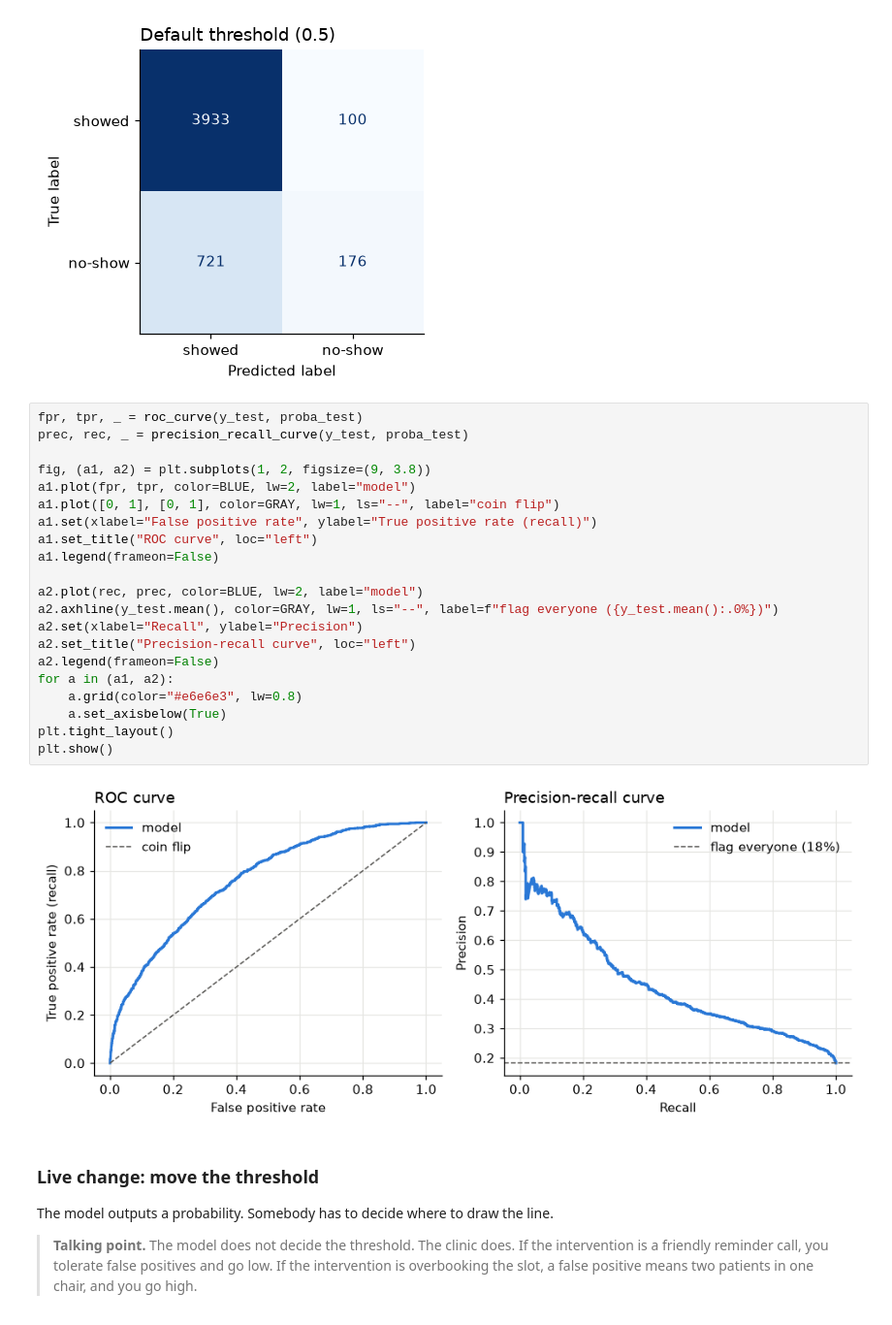
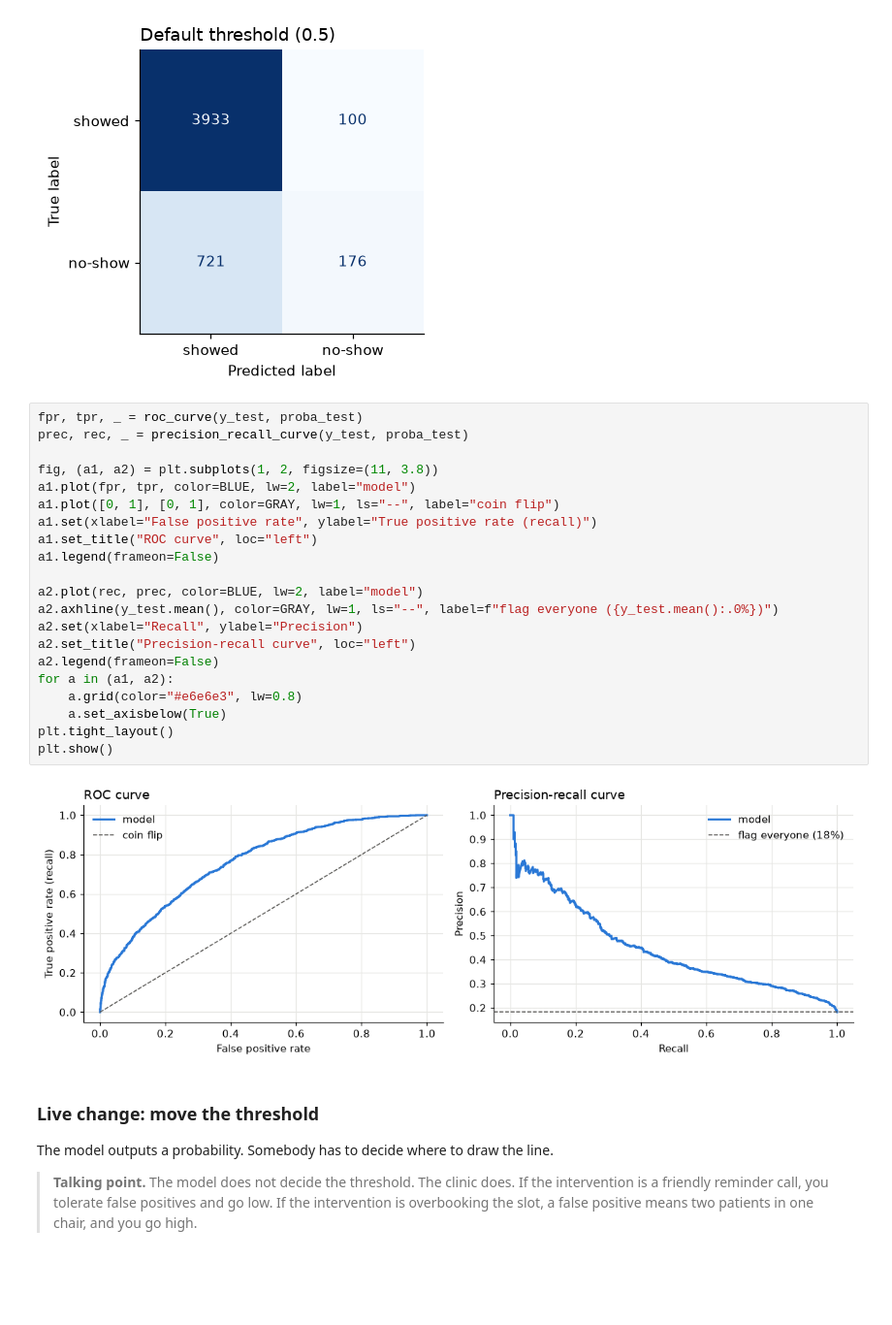
Before and after one commit to andyogah/no-show-ml-demo, a Jupyter notebook: notebooks/backup/no_show_classic_ml_prerun.ipynb, the cells around one changed output. Shown at 97% size. Cells and saved outputs as stored; diff of their text form; blank space fills up the shorter version.

Commit message:
Standardise figure widths: one display width for Part 1, 7in/11in for Part 2 plots

```diff
--- a/notebooks/backup/no_show_classic_ml_prerun.ipynb
+++ b/notebooks/backup/no_show_classic_ml_prerun.ipynb
@@ -636,26 +636,26 @@ ROC AUC: 0.761
 # %%
 fpr, tpr, _ = roc_curve(y_test, proba_test)
 prec, rec, _ = precision_recall_curve(y_test, proba_test)
 
-fig, (a1, a2) = plt.subplots(1, 2, figsize=(9, 3.8))
+fig, (a1, a2) = plt.subplots(1, 2, figsize=(11, 3.8))
 a1.plot(fpr, tpr, color=BLUE, lw=2, label="model")
 a1.plot([0, 1], [0, 1], color=GRAY, lw=1, ls="--", label="coin flip")
 a1.set(xlabel="False positive rate", ylabel="True positive rate (recall)")
 a1.set_title("ROC curve", loc="left")
 a1.legend(frameon=False)
 
 a2.plot(rec, prec, color=BLUE, lw=2, label="model")
 a2.axhline(y_test.mean(), color=GRAY, lw=1, ls="--", label=f"flag everyone ({y_test.mean():.0%})")
 a2.set(xlabel="Recall", ylabel="Precision")
 a2.set_title("Precision-recall curve", loc="left")
 a2.legend(frameon=False)
 for a in (a1, a2):
     a.grid(color="#e6e6e3", lw=0.8)
     a.set_axisbelow(True)
 plt.tight_layout()
 plt.show()
 # %% [output]
-[figure, old version]
+[figure, new version]
 # %% [markdown]
 ### Live change: move the threshold
 
```
Also changed, not shown: parts of 9 cells of this notebook, 3 other files.
